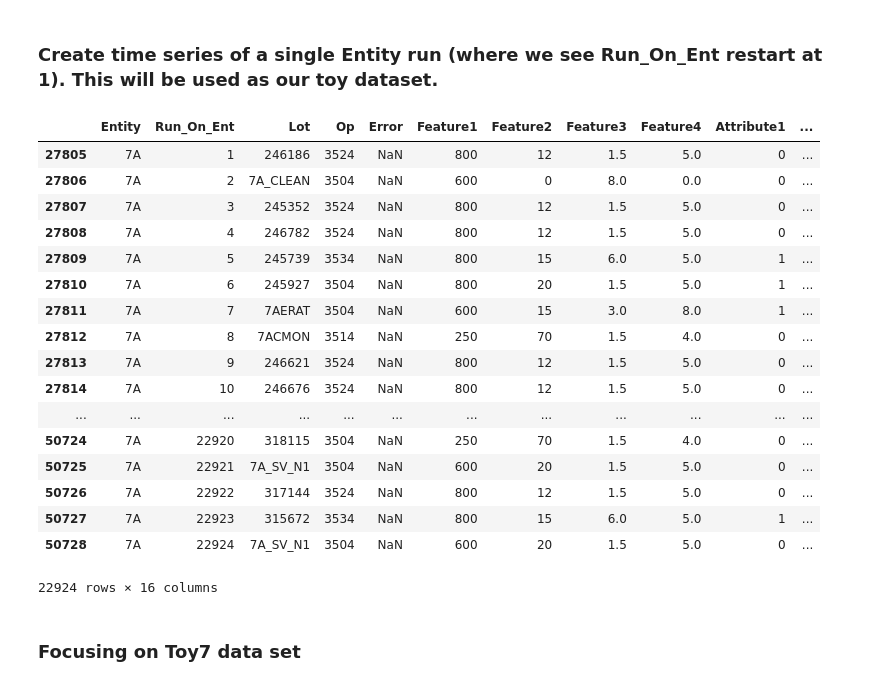
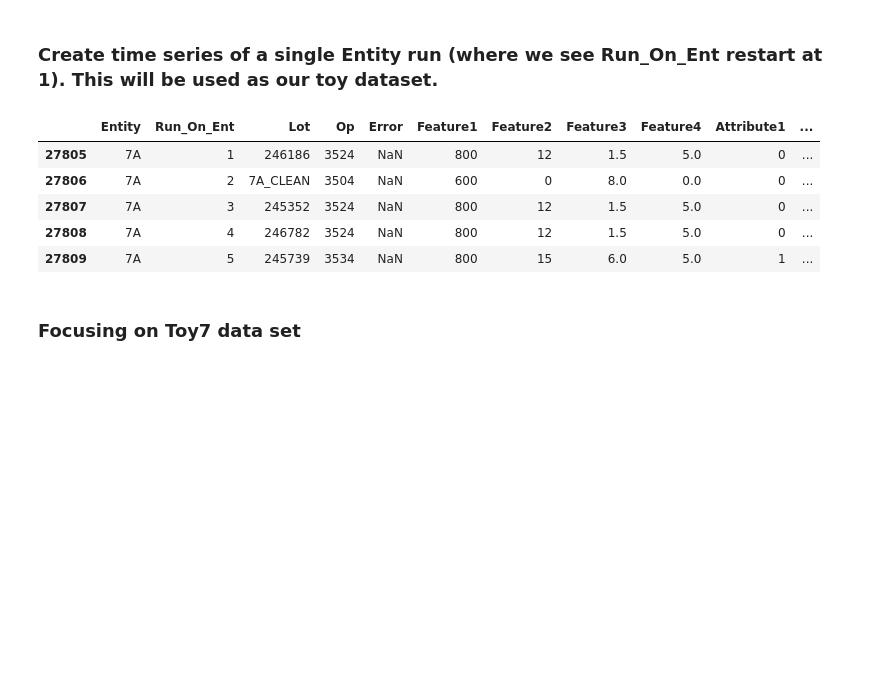
Before and after one commit to austinbock/project1, a Jupyter notebook: final_submission/Capstone1 Final Report.ipynb, the cells around one changed output. Cells and saved outputs as stored; diff of their text form; code cells hidden in the pictures; blank space fills up the shorter version.

```diff
--- a/final_submission/Capstone1 Final Report.ipynb
+++ b/final_submission/Capstone1 Final Report.ipynb
@@ -134,30 +134,18 @@ g.map(sns.distplot, 'Error', bins = 50, color = 'r')
 # %%
 #create toy data sets by entity, we will work w toy7 which has the most rows and a very normal distribution
 toy7_df = data.loc[data['Entity'] == '7A']
 toy8_df = data.loc[data['Entity'] == '8A']
 toy201_df = data.loc[data['Entity'] == '201A']
 toy202_df = data.loc[data['Entity'] == '202A']
 toy203_df = data.loc[data['Entity'] == '203A']
-toy7_df
+toy7_df.head()
 # %% [output]
 |  | Entity | Run_On_Ent | Lot | Op | Error | Feature1 | Feature2 | Feature3 | Feature4 | Attribute1 | ... |
 | 27805 | 7A | 1 | 246186 | 3524 | NaN | 800 | 12 | 1.5 | 5.0 | 0 | ... |
 | 27806 | 7A | 2 | 7A_CLEAN | 3504 | NaN | 600 | 0 | 8.0 | 0.0 | 0 | ... |
 | 27807 | 7A | 3 | 245352 | 3524 | NaN | 800 | 12 | 1.5 | 5.0 | 0 | ... |
 | 27808 | 7A | 4 | 246782 | 3524 | NaN | 800 | 12 | 1.5 | 5.0 | 0 | ... |
 | 27809 | 7A | 5 | 245739 | 3534 | NaN | 800 | 15 | 6.0 | 5.0 | 1 | ... |
-| 27810 | 7A | 6 | 245927 | 3504 | NaN | 800 | 20 | 1.5 | 5.0 | 1 | ... |
-| 27811 | 7A | 7 | 7AERAT | 3504 | NaN | 600 | 15 | 3.0 | 8.0 | 1 | ... |
-| 27812 | 7A | 8 | 7ACMON | 3514 | NaN | 250 | 70 | 1.5 | 4.0 | 0 | ... |
-| 27813 | 7A | 9 | 246621 | 3524 | NaN | 800 | 12 | 1.5 | 5.0 | 0 | ... |
-| 27814 | 7A | 10 | 246676 | 3524 | NaN | 800 | 12 | 1.5 | 5.0 | 0 | ... |
-| ... | ... | ... | ... | ... | ... | ... | ... | ... | ... | ... | ... |
-| 50724 | 7A | 22920 | 318115 | 3504 | NaN | 250 | 70 | 1.5 | 4.0 | 0 | ... |
-| 50725 | 7A | 22921 | 7A_SV_N1 | 3504 | NaN | 600 | 20 | 1.5 | 5.0 | 0 | ... |
-| 50726 | 7A | 22922 | 317144 | 3524 | NaN | 800 | 12 | 1.5 | 5.0 | 0 | ... |
-| 50727 | 7A | 22923 | 315672 | 3534 | NaN | 800 | 15 | 6.0 | 5.0 | 1 | ... |
-| 50728 | 7A | 22924 | 7A_SV_N1 | 3504 | NaN | 600 | 20 | 1.5 | 5.0 | 0 | ... |
-22924 rows × 16 columns
 # %% [markdown]
 ### Focusing on Toy7 data set
 # %%
```
Also changed, not shown: parts of 29 cells of this notebook.
